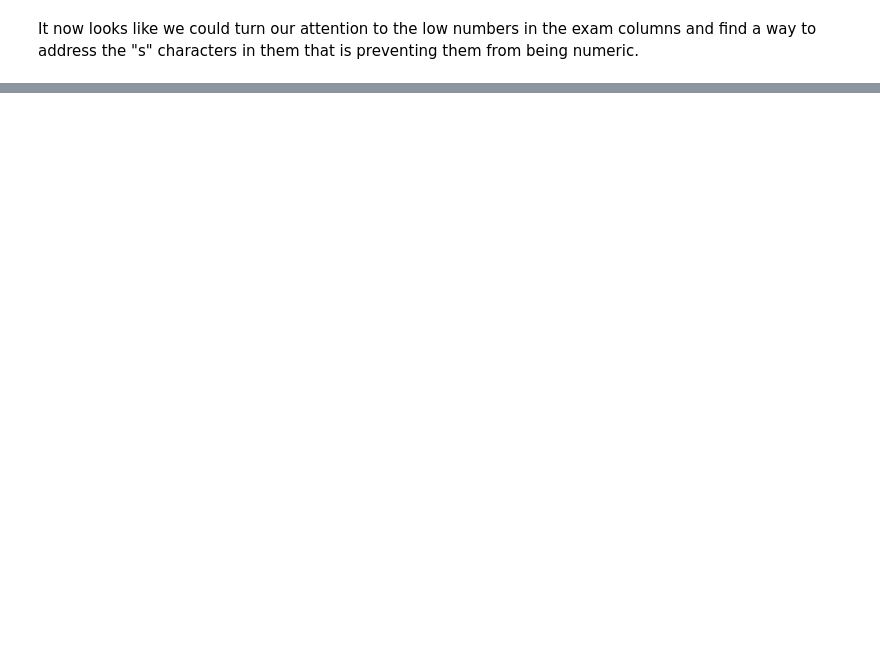
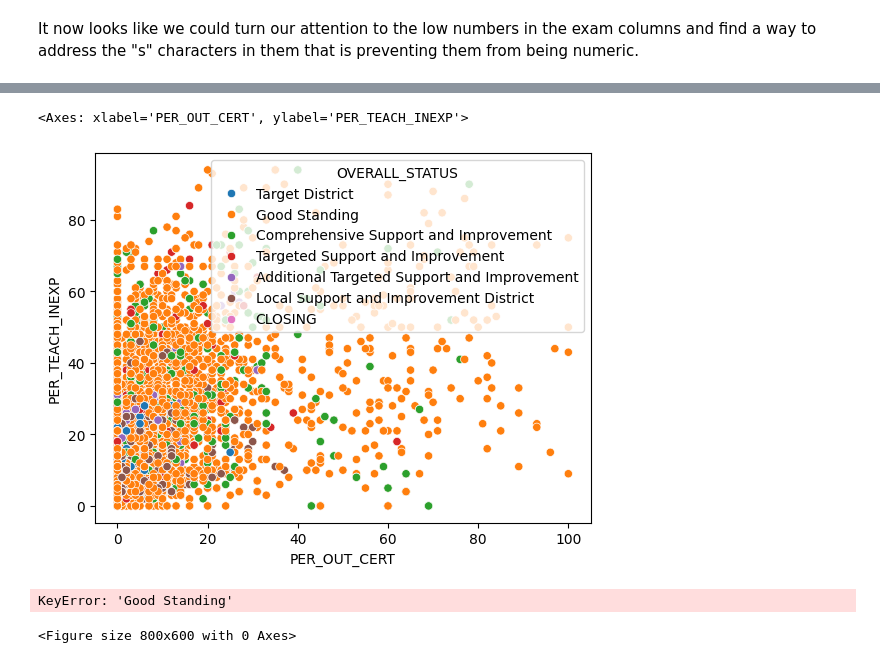
Before and after one commit to Finer-Things/2023_Erdos_Institute_Bootcamp_Education, a Jupyter notebook: EDA/combining_tables_part_2.ipynb, the cells around one changed output, grey strips where cells are left out. Drawn from its saved outputs; the diff is of its cells as text; code cells hidden in the pictures; blank space fills up the shorter version.

```diff
--- a/EDA/combining_tables_part_2.ipynb
+++ b/EDA/combining_tables_part_2.ipynb
@@ -192,0 +234,19 @@ memory usage: 26.9+ KB
+# %%
+sns.scatterplot(data=df.loc[df['OVERALL_STATUS'] != "Local Support and Improvement"],
+            x="PER_OUT_CERT",
+            y="PER_TEACH_INEXP",
+            hue="OVERALL_STATUS"
+            )
+# %% [output]
+<Axes: xlabel='PER_OUT_CERT', ylabel='PER_TEACH_INEXP'>
+[figure, added]
+# %%
+plt.figure(figsize=(8, 6))
+sns.scatterplot(data=df.loc[df['Good Standing'] < 1],
+            x="PER_TEACH_INEXP",
+            y="PER_FED_STATE_LOCAL_EXP",
+            hue="OVERALL_STATUS"
+            )
+# %% [output]
+KeyError: 'Good Standing'
+<Figure size 800x600 with 0 Axes>
```
Also changed, not shown: parts of 18 cells of this notebook.
